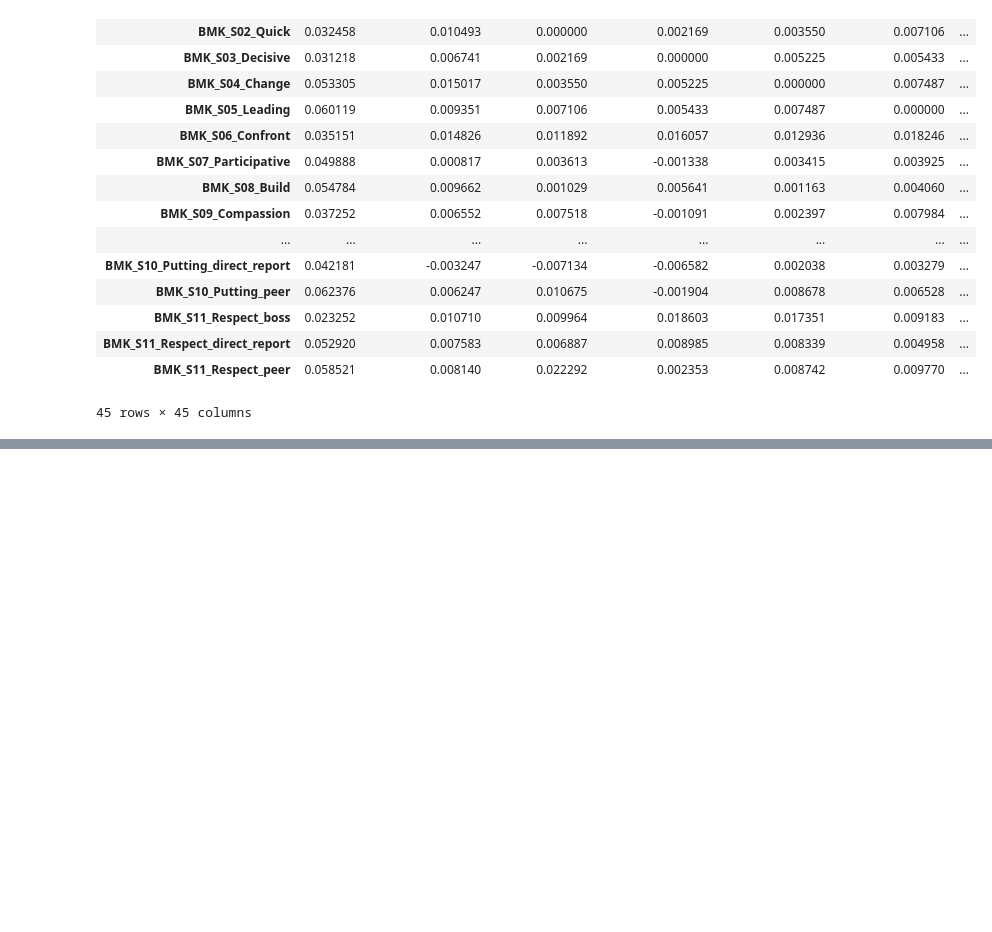
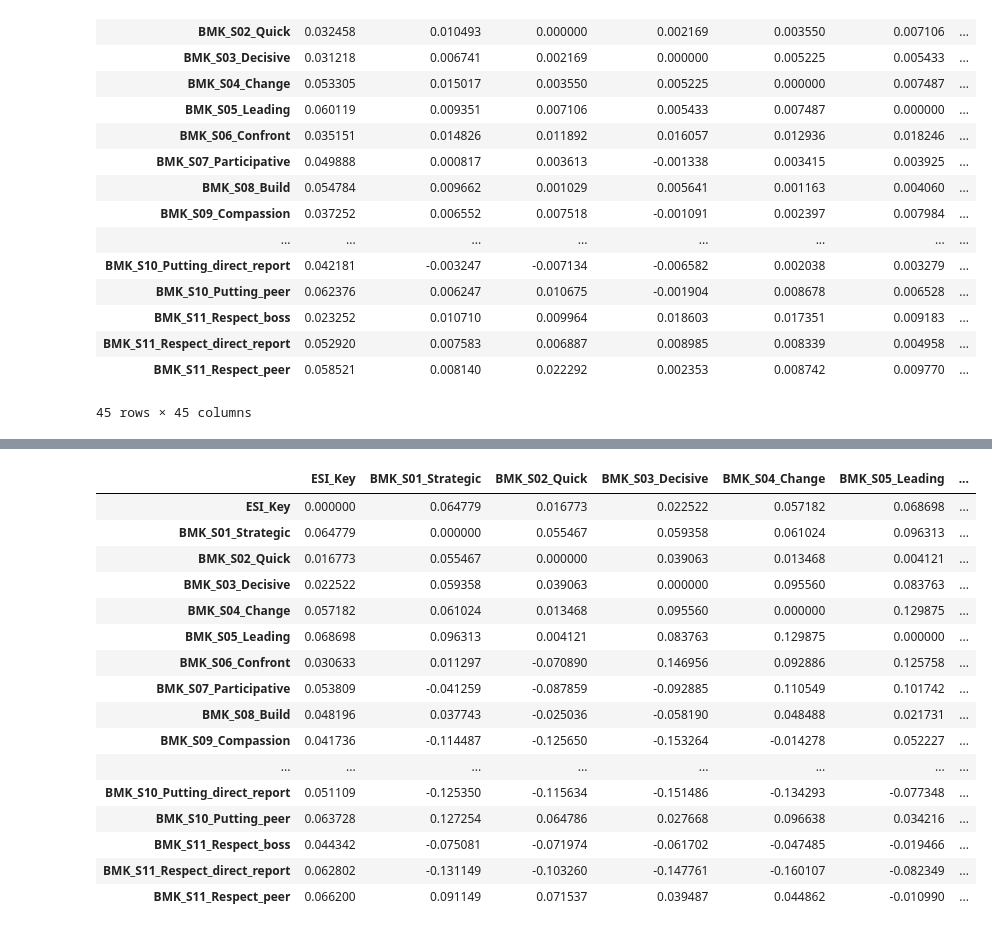
Before and after one commit to sirishshresthas/synth360, a Jupyter notebook: app.ipynb, the cells around one changed output, grey strips where cells are left out. Saved outputs shown, nothing was run; the diff lists cells and outputs as text; code cells hidden in the pictures; blank space fills up the shorter version.

```diff
--- a/app.ipynb
+++ b/app.ipynb
@@ -208,0 +254,20 @@ ctgan_synth_data = synth.generate_synthetic_sample(ctgan_synthesizer, 15000)
+# %%
+synth.style_correlation_matrix(real_corr - ctgan_corr)
+# %% [output]
+|  | ESI_Key | BMK_S01_Strategic | BMK_S02_Quick | BMK_S03_Decisive | BMK_S04_Change | BMK_S05_Leading | ... |
+| ESI_Key | 0.000000 | 0.064779 | 0.016773 | 0.022522 | 0.057182 | 0.068698 | ... |
+| BMK_S01_Strategic | 0.064779 | 0.000000 | 0.055467 | 0.059358 | 0.061024 | 0.096313 | ... |
+| BMK_S02_Quick | 0.016773 | 0.055467 | 0.000000 | 0.039063 | 0.013468 | 0.004121 | ... |
+| BMK_S03_Decisive | 0.022522 | 0.059358 | 0.039063 | 0.000000 | 0.095560 | 0.083763 | ... |
+| BMK_S04_Change | 0.057182 | 0.061024 | 0.013468 | 0.095560 | 0.000000 | 0.129875 | ... |
+| BMK_S05_Leading | 0.068698 | 0.096313 | 0.004121 | 0.083763 | 0.129875 | 0.000000 | ... |
+| BMK_S06_Confront | 0.030633 | 0.011297 | -0.070890 | 0.146956 | 0.092886 | 0.125758 | ... |
+| BMK_S07_Participative | 0.053809 | -0.041259 | -0.087859 | -0.092885 | 0.110549 | 0.101742 | ... |
+| BMK_S08_Build | 0.048196 | 0.037743 | -0.025036 | -0.058190 | 0.048488 | 0.021731 | ... |
+| BMK_S09_Compassion | 0.041736 | -0.114487 | -0.125650 | -0.153264 | -0.014278 | 0.052227 | ... |
+| ... | ... | ... | ... | ... | ... | ... | ... |
+| BMK_S10_Putting_direct_report | 0.051109 | -0.125350 | -0.115634 | -0.151486 | -0.134293 | -0.077348 | ... |
+| BMK_S10_Putting_peer | 0.063728 | 0.127254 | 0.064786 | 0.027668 | 0.096638 | 0.034216 | ... |
+| BMK_S11_Respect_boss | 0.044342 | -0.075081 | -0.071974 | -0.061702 | -0.047485 | -0.019466 | ... |
+| BMK_S11_Respect_direct_report | 0.062802 | -0.131149 | -0.103260 | -0.147761 | -0.160107 | -0.082349 | ... |
+| BMK_S11_Respect_peer | 0.066200 | 0.091149 | 0.071537 | 0.039487 | 0.044862 | -0.010990 | ... |
```
Also changed, not shown: parts of 3 cells of this notebook, 2 other files.
